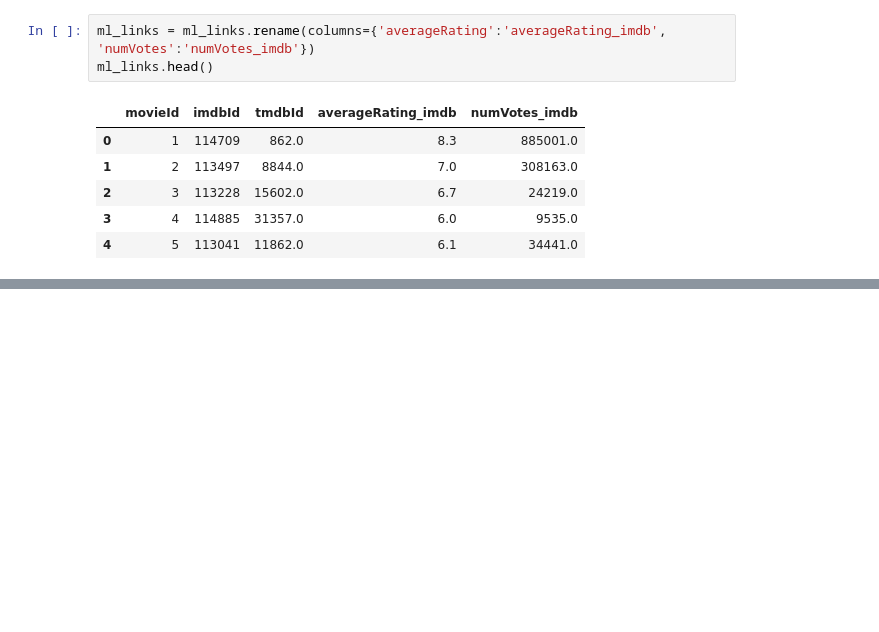
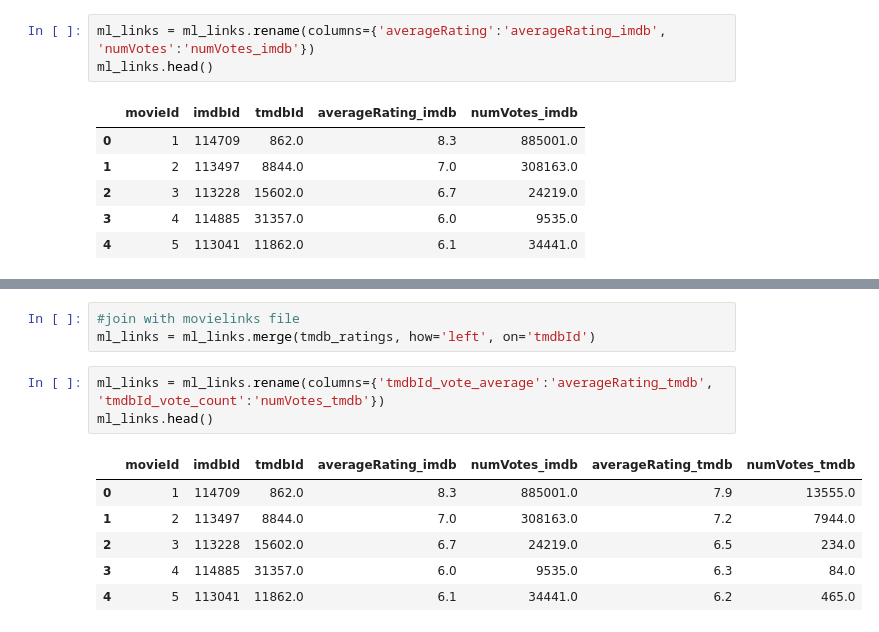
Before and after one commit to naga-pakalapati/movielens, a Jupyter notebook: MovieLens Data Preporcessing.ipynb, the cells around one changed output, grey strips where cells are left out. Drawn from its saved outputs; the diff is of its cells as text; blank space fills up the shorter version.

```diff
--- a/MovieLens Data Preporcessing.ipynb
+++ b/MovieLens Data Preporcessing.ipynb
@@ -234,0 +252,13 @@ ml_links.head()
+# %%
+#join with movielinks file
+ml_links = ml_links.merge(tmdb_ratings, how='left', on='tmdbId')
+# %%
+ml_links = ml_links.rename(columns={'tmdbId_vote_average':'averageRating_tmdb', 'tmdbId_vote_count':'numVotes_tmdb'})
+ml_links.head()
+# %% [output]
+|  | movieId | imdbId | tmdbId | averageRating_imdb | numVotes_imdb | averageRating_tmdb | numVotes_tmdb |
+| 0 | 1 | 114709 | 862.0 | 8.3 | 885001.0 | 7.9 | 13555.0 |
+| 1 | 2 | 113497 | 8844.0 | 7.0 | 308163.0 | 7.2 | 7944.0 |
+| 2 | 3 | 113228 | 15602.0 | 6.7 | 24219.0 | 6.5 | 234.0 |
+| 3 | 4 | 114885 | 31357.0 | 6.0 | 9535.0 | 6.3 | 84.0 |
+| 4 | 5 | 113041 | 11862.0 | 6.1 | 34441.0 | 6.2 | 465.0 |
```
Also changed, not shown: parts of 16 cells of this notebook, 1 other file.
